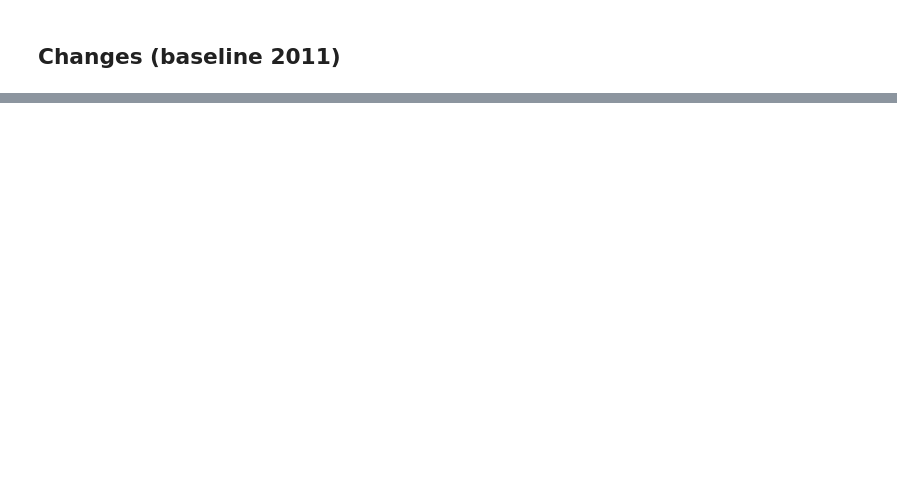
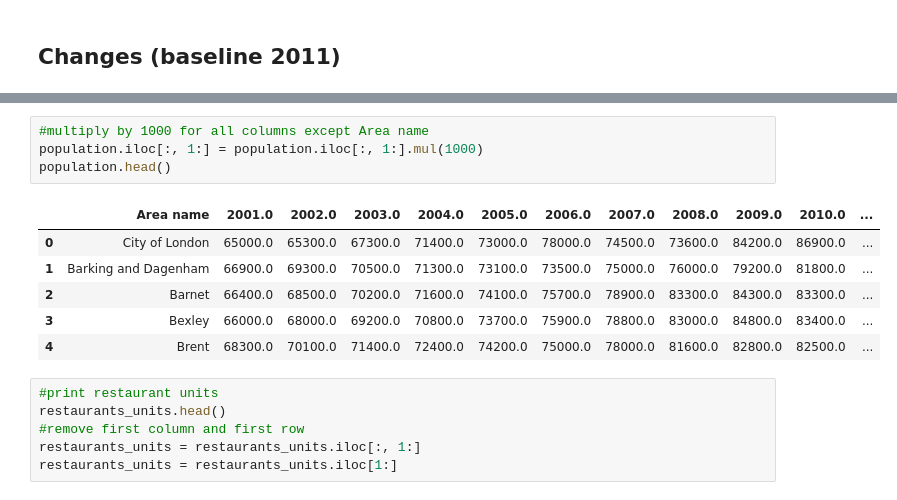
Before and after one commit to Ad1thya-R/data-food-drink, a Jupyter notebook: notebooks/Restaurants.ipynb, the cells around one changed output, grey strips where cells are left out. Cells and saved outputs as stored; diff of their text form; blank space fills up the shorter version.

```diff
--- a/notebooks/Restaurants.ipynb
+++ b/notebooks/Restaurants.ipynb
@@ -266,0 +278,17 @@ plt.show()
+# %%
+#multiply by 1000 for all columns except Area name
+population.iloc[:, 1:] = population.iloc[:, 1:].mul(1000)
+population.head()
+# %% [output]
+|  | Area name | 2001.0 | 2002.0 | 2003.0 | 2004.0 | 2005.0 | 2006.0 | 2007.0 | 2008.0 | 2009.0 | 2010.0 | ... |
+| 0 | City of London | 65000.0 | 65300.0 | 67300.0 | 71400.0 | 73000.0 | 78000.0 | 74500.0 | 73600.0 | 84200.0 | 86900.0 | ... |
+| 1 | Barking and Dagenham | 66900.0 | 69300.0 | 70500.0 | 71300.0 | 73100.0 | 73500.0 | 75000.0 | 76000.0 | 79200.0 | 81800.0 | ... |
+| 2 | Barnet | 66400.0 | 68500.0 | 70200.0 | 71600.0 | 74100.0 | 75700.0 | 78900.0 | 83300.0 | 84300.0 | 83300.0 | ... |
+| 3 | Bexley | 66000.0 | 68000.0 | 69200.0 | 70800.0 | 73700.0 | 75900.0 | 78800.0 | 83000.0 | 84800.0 | 83400.0 | ... |
+| 4 | Brent | 68300.0 | 70100.0 | 71400.0 | 72400.0 | 74200.0 | 75000.0 | 78000.0 | 81600.0 | 82800.0 | 82500.0 | ... |
+# %%
+#print restaurant units
+restaurants_units.head()
+#remove first column and first row
+restaurants_units = restaurants_units.iloc[:, 1:]
+restaurants_units = restaurants_units.iloc[1:]
```
Also changed, not shown: parts of 22 cells of this notebook, 17 other files.
